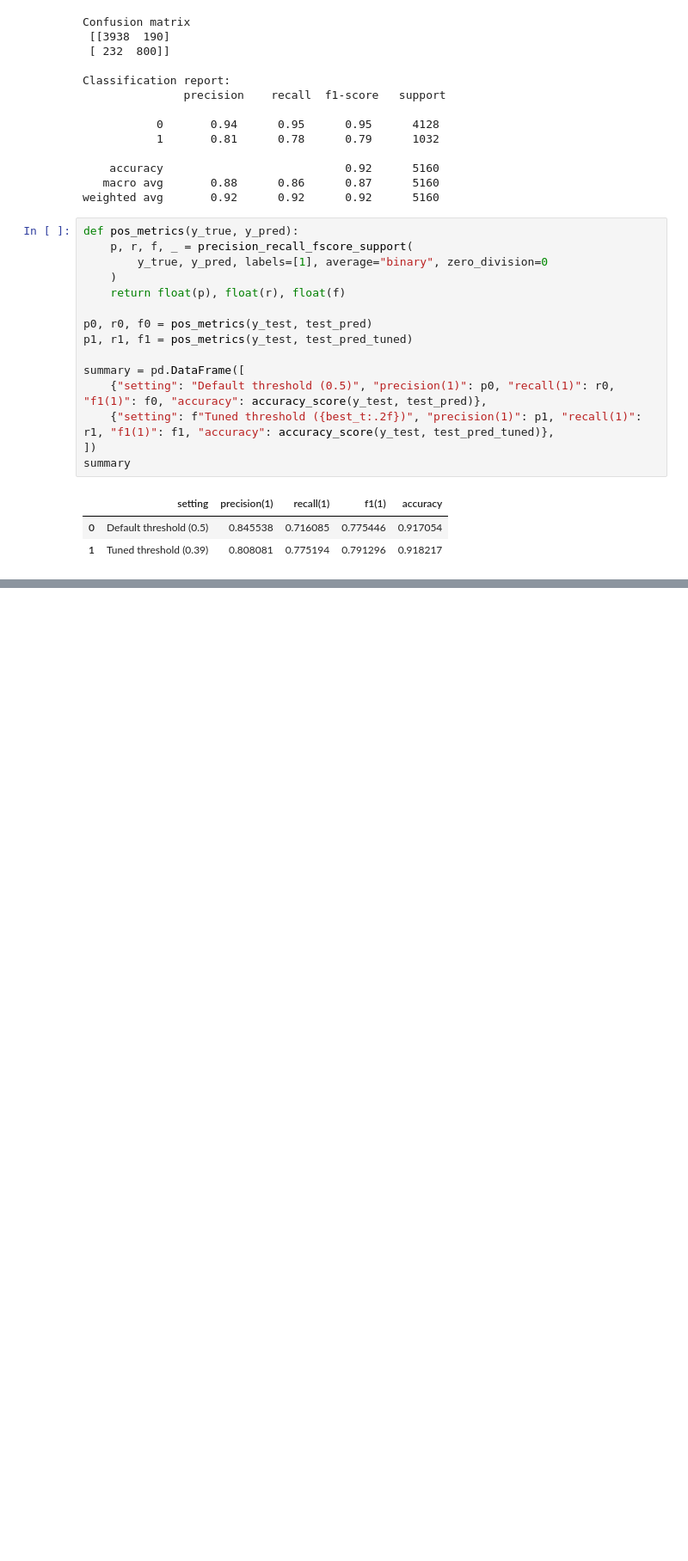
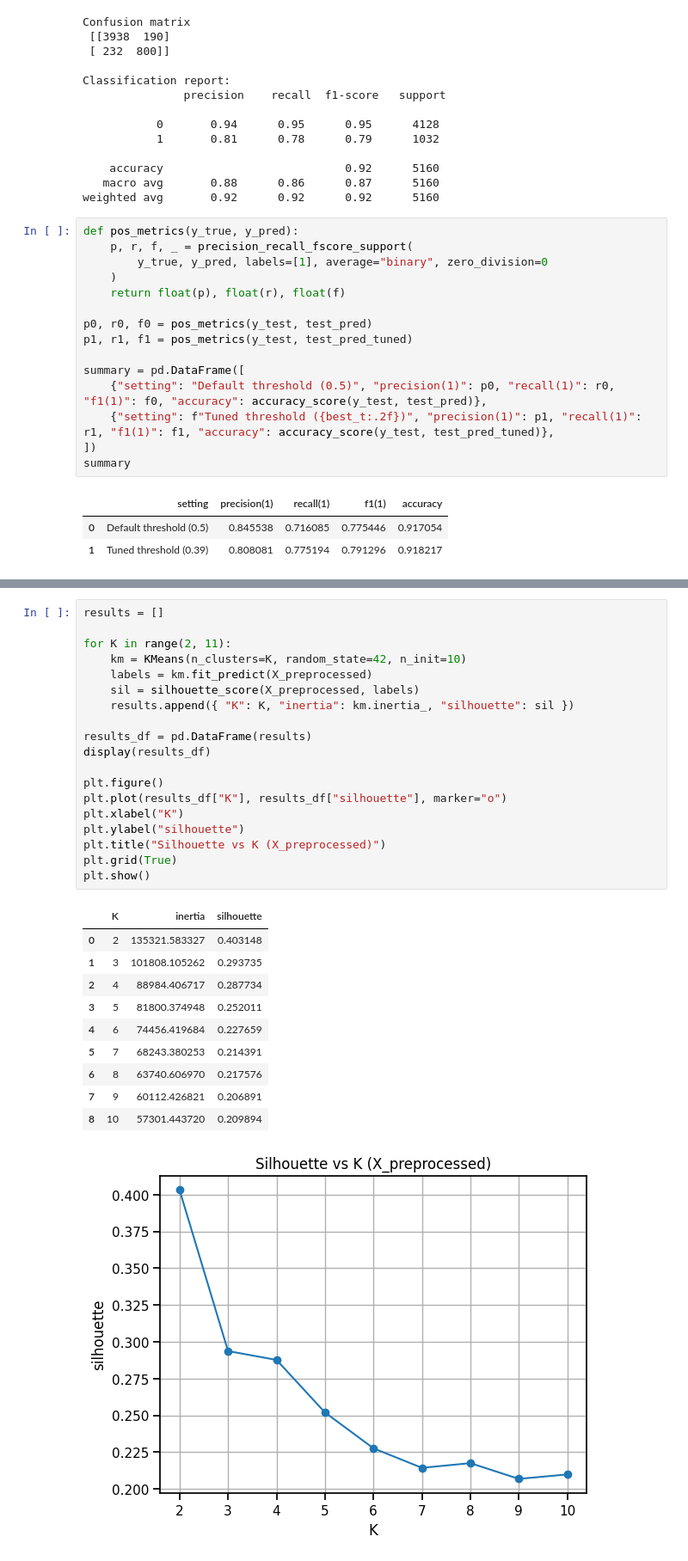
Before and after one commit to emanuelssonlinnea-rgb/ML_Individuell_Uppgift, a Jupyter notebook: ML_Uppgift1_Linnea.Emanuelsson.ipynb, the cells around one changed output, grey strips where cells are left out. Shown at 86% size. Saved outputs shown, nothing was run; the diff lists cells and outputs as text; blank space fills up the shorter version.

```diff
--- a/ML_Uppgift1_Linnea.Emanuelsson.ipynb
+++ b/ML_Uppgift1_Linnea.Emanuelsson.ipynb
@@ -660,0 +751,31 @@ Den justerade thresholden ger en bättre balans mellan precision och recall, vil
+# %%
+results = []
+
+for K in range(2, 11):
+    km = KMeans(n_clusters=K, random_state=42, n_init=10)
+    labels = km.fit_predict(X_preprocessed)
+    sil = silhouette_score(X_preprocessed, labels)
+    results.append({ "K": K, "inertia": km.inertia_, "silhouette": sil })
+
+results_df = pd.DataFrame(results)
+display(results_df)
+
+plt.figure()
+plt.plot(results_df["K"], results_df["silhouette"], marker="o")
+plt.xlabel("K")
+plt.ylabel("silhouette")
+plt.title("Silhouette vs K (X_preprocessed)")
+plt.grid(True)
+plt.show()
+# %% [output]
+|  | K | inertia | silhouette |
+| 0 | 2 | 135321.583327 | 0.403148 |
+| 1 | 3 | 101808.105262 | 0.293735 |
+| 2 | 4 | 88984.406717 | 0.287734 |
+| 3 | 5 | 81800.374948 | 0.252011 |
+| 4 | 6 | 74456.419684 | 0.227659 |
+| 5 | 7 | 68243.380253 | 0.214391 |
+| 6 | 8 | 63740.606970 | 0.217576 |
+| 7 | 9 | 60112.426821 | 0.206891 |
+| 8 | 10 | 57301.443720 | 0.209894 |
+[figure, added]
```
Also changed, not shown: parts of 9 cells of this notebook, 2 other files.
